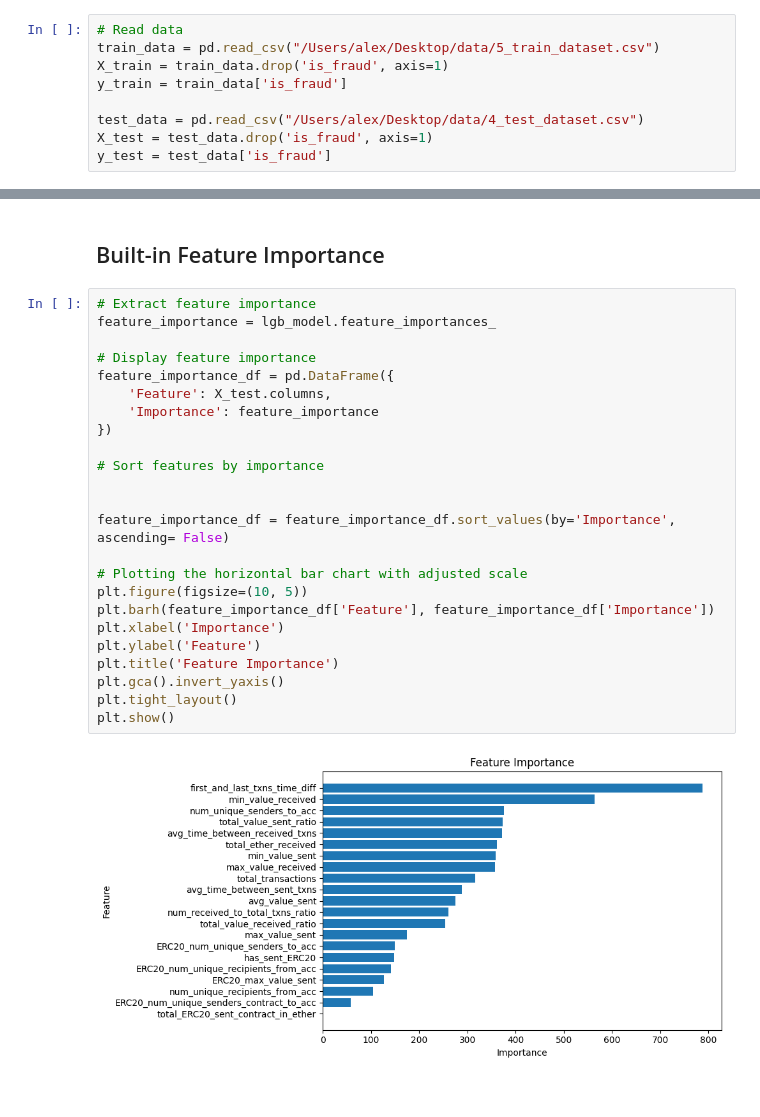
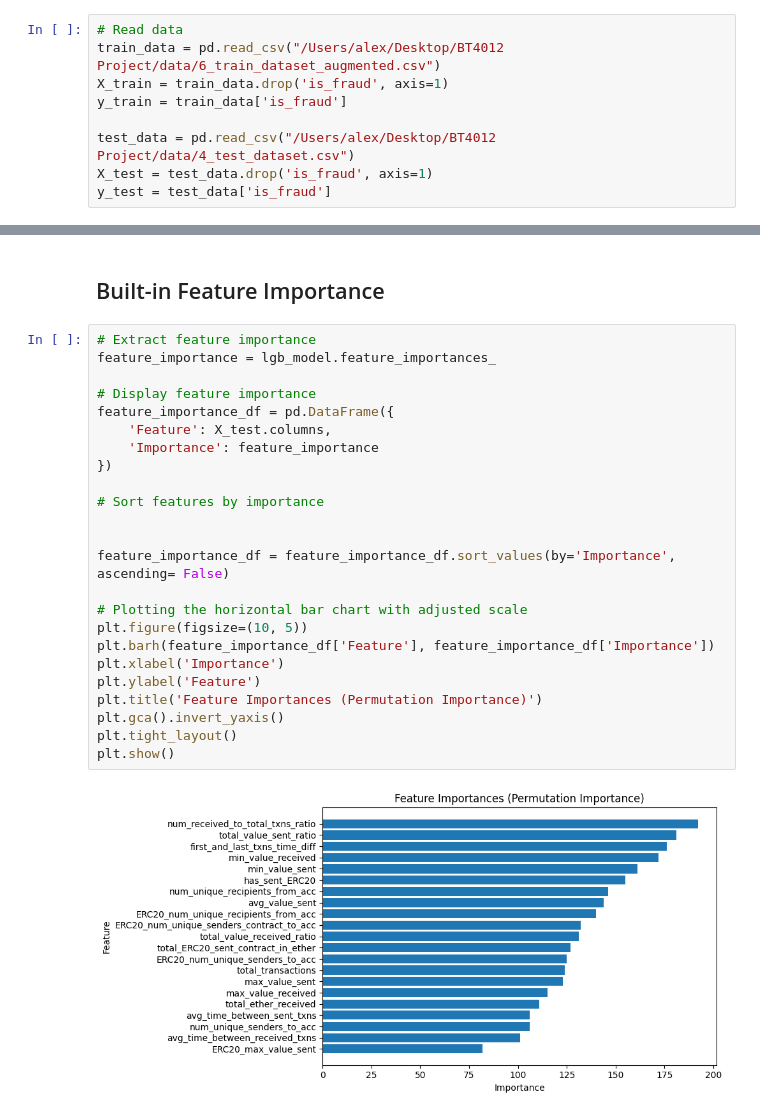
Before and after one commit to ysjprojects/BT4012-Project, a Jupyter notebook: notebooks/LightGBM.ipynb, the cells around one changed output, grey strips where cells are left out. Saved outputs shown, nothing was run; the diff lists cells and outputs as text.

```diff
--- a/notebooks/LightGBM.ipynb
+++ b/notebooks/LightGBM.ipynb
@@ -19,11 +19,11 @@ from sklearn.inspection import permutation_importance
 ## Read Data
 # %%
 # Read data
-train_data = pd.read_csv("/Users/alex/Desktop/data/5_train_dataset.csv")
+train_data = pd.read_csv("/Users/alex/Desktop/BT4012 Project/data/6_train_dataset_augmented.csv")
 X_train = train_data.drop('is_fraud', axis=1)
 y_train = train_data['is_fraud']
 
-test_data = pd.read_csv("/Users/alex/Desktop/data/4_test_dataset.csv")
+test_data = pd.read_csv("/Users/alex/Desktop/BT4012 Project/data/4_test_dataset.csv")
 X_test = test_data.drop('is_fraud', axis=1)
 y_test = test_data['is_fraud']
 # %% [markdown]
@@ -174,26 +174,26 @@ plt.show()
 # %%
 # Extract feature importance
 feature_importance = lgb_model.feature_importances_
 
 # Display feature importance
 feature_importance_df = pd.DataFrame({
     'Feature': X_test.columns,
     'Importance': feature_importance
 })
 
 # Sort features by importance
 
 
 feature_importance_df = feature_importance_df.sort_values(by='Importance', ascending= False)
 
 # Plotting the horizontal bar chart with adjusted scale
 plt.figure(figsize=(10, 5))
 plt.barh(feature_importance_df['Feature'], feature_importance_df['Importance'])
 plt.xlabel('Importance')
 plt.ylabel('Feature')
-plt.title('Feature Importance')
+plt.title('Feature Importances (Permutation Importance)')
 plt.gca().invert_yaxis()
 plt.tight_layout()
 plt.show()
 # %% [output]
-[figure, old version]
+[figure, new version]
```
Also changed, not shown: parts of 4 cells of this notebook, 2 other files.
